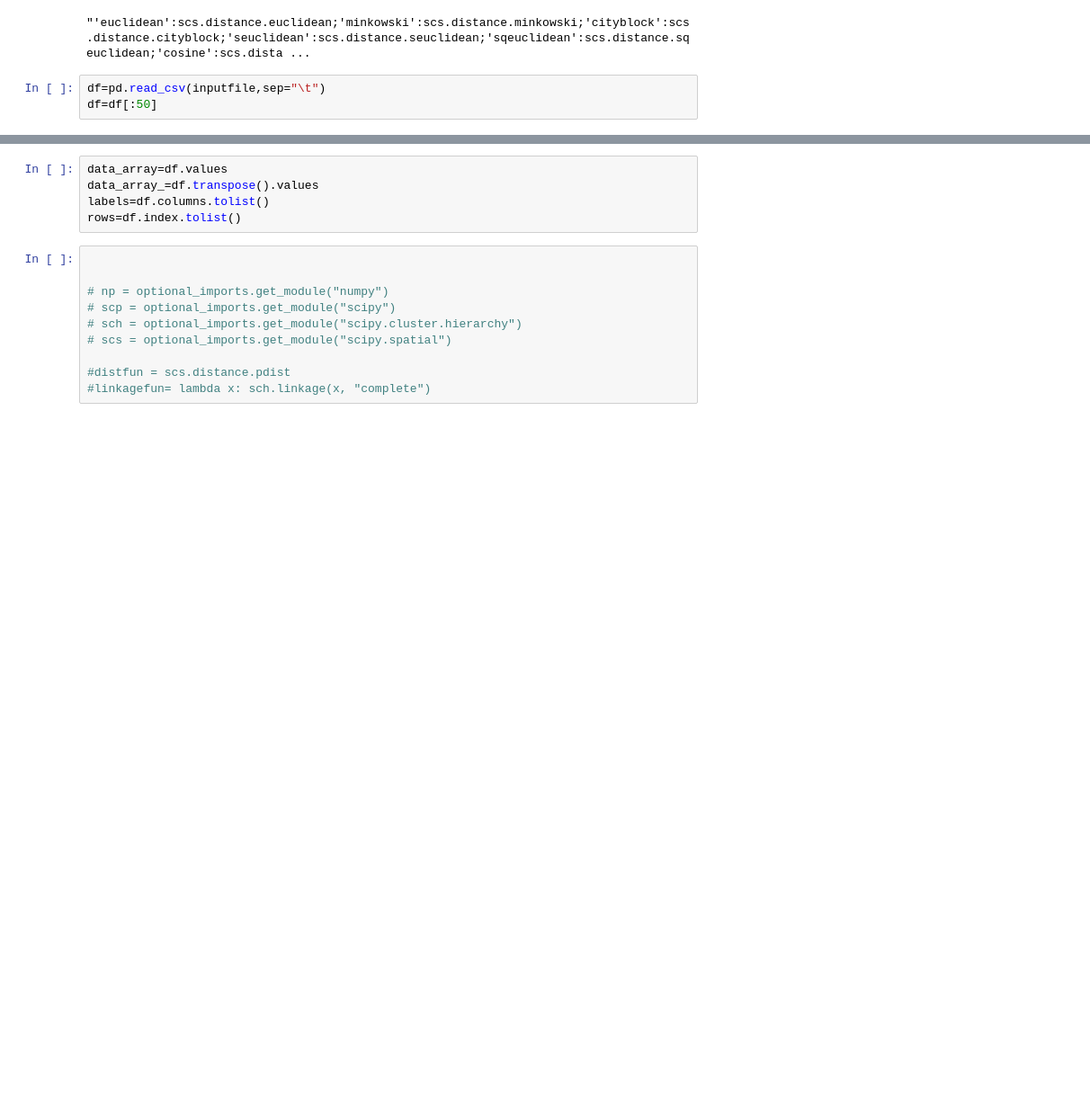
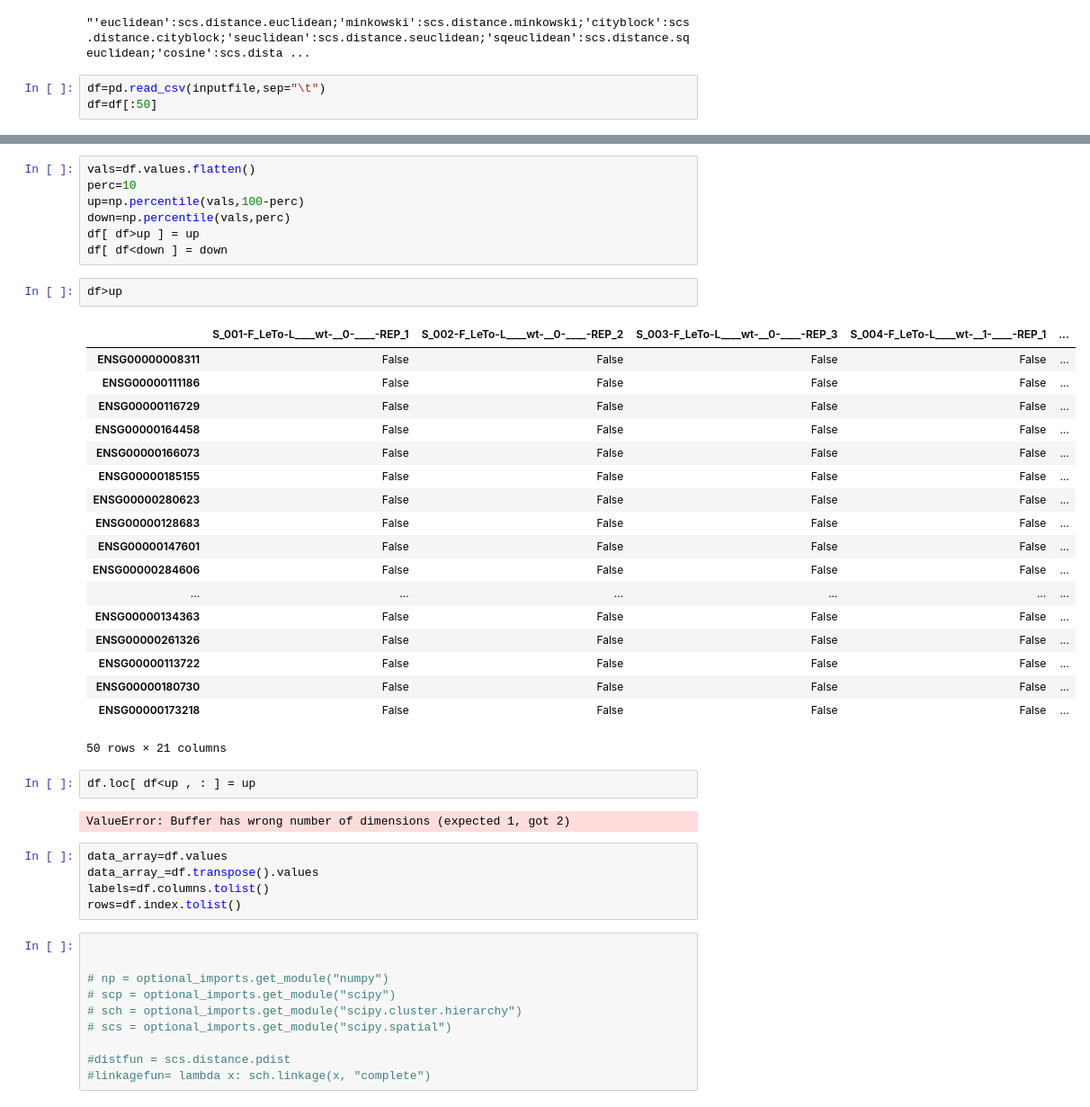
Before and after one commit to mpg-age-bioinformatics/flaski, a Jupyter notebook: utils/notebooks/heatmap.ipynb, the cells around one changed output, grey strips where cells are left out. Shown at 90% size. Cells and saved outputs as stored; diff of their text form; blank space fills up the shorter version.

```diff
--- a/utils/notebooks/heatmap.ipynb
+++ b/utils/notebooks/heatmap.ipynb
@@ -36,3 +46,35 @@ df=df[:50]
+# %%
+vals=df.values.flatten()
+perc=10
+up=np.percentile(vals,100-perc)
+down=np.percentile(vals,perc)
+df[ df>up ] = up
+df[ df<down ] = down
+# %%
+df>up
+# %% [output]
+|  | S_001-F_LeTo-L____wt-__0-____-REP_1 | S_002-F_LeTo-L____wt-__0-____-REP_2 | S_003-F_LeTo-L____wt-__0-____-REP_3 | S_004-F_LeTo-L____wt-__1-____-REP_1 | ... |
+| ENSG00000008311 | False | False | False | False | ... |
+| ENSG00000111186 | False | False | False | False | ... |
+| ENSG00000116729 | False | False | False | False | ... |
+| ENSG00000164458 | False | False | False | False | ... |
+| ENSG00000166073 | False | False | False | False | ... |
+| ENSG00000185155 | False | False | False | False | ... |
+| ENSG00000280623 | False | False | False | False | ... |
+| ENSG00000128683 | False | False | False | False | ... |
+| ENSG00000147601 | False | False | False | False | ... |
+| ENSG00000284606 | False | False | False | False | ... |
+| ... | ... | ... | ... | ... | ... |
+| ENSG00000134363 | False | False | False | False | ... |
+| ENSG00000261326 | False | False | False | False | ... |
+| ENSG00000113722 | False | False | False | False | ... |
+| ENSG00000180730 | False | False | False | False | ... |
+| ENSG00000173218 | False | False | False | False | ... |
+50 rows × 21 columns
+# %%
+df.loc[ df<up , : ] = up
+# %% [output]
+ValueError: Buffer has wrong number of dimensions (expected 1, got 2)
 # %%
 data_array=df.values
 data_array_=df.transpose().values
```
Also changed, not shown: parts of 1 cell of this notebook, 1 other file.
